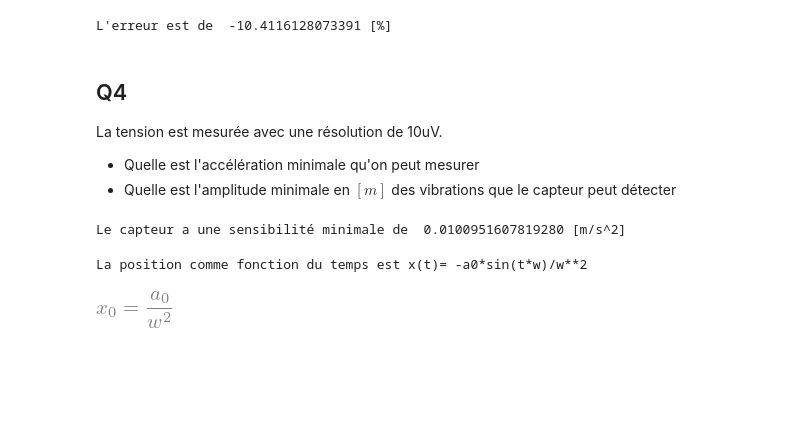
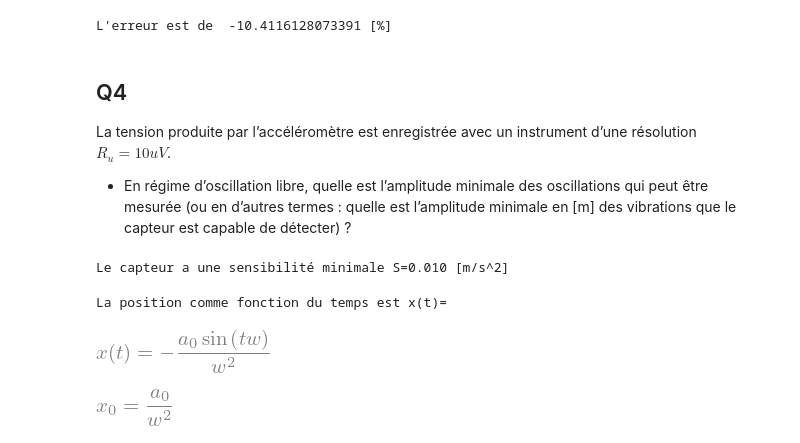
Before and after one commit to nicollerat/hevs-doc-instrumentation, a Jupyter notebook: python/ex_accelerometre_piezo_sol.ipynb, the cells around one changed output. Saved outputs shown, nothing was run; the diff lists cells and outputs as text; code cells hidden in the pictures; blank space fills up the shorter version.

Commit message:
Complement sur les capteurs Exercices notebook jupyter

```diff
--- a/python/ex_accelerometre_piezo_sol.ipynb
+++ b/python/ex_accelerometre_piezo_sol.ipynb
@@ -148,32 +161,35 @@ L'erreur est de  -10.4116128073391 [%]
 # %% [markdown]
 ## Q4
 
-La tension est mesurée avec une résolution de 10uV.
-- Quelle est l'accélération minimale qu'on peut mesurer
-- Quelle est l'amplitude minimale en $[m]$ des vibrations que le capteur peut détecter
+La tension produite par l’accéléromètre est enregistrée avec un instrument d’une résolution $R_u=10uV$.
+- En régime d’oscillation libre, quelle est l’amplitude minimale des oscillations qui
+peut être mesurée (ou en d’autres termes : quelle est l’amplitude minimale en [m] des
+vibrations que le capteur est capable de détecter) ?
 # %%
-# a * Uc = 10 [uV]
-vVmin=10e-6 # Tension minimale
-va0 = (vVmin/vS) # accélération minimale
-print("Le capteur a une sensibilité minimale de ",va0,"[m/s^2]")
+# a * Uc = Ru = 10 [uV]
+vRu=10e-6 # Tension minimale
+va0 = (vRu/vS) # accélération minimale
+print("Le capteur a une sensibilité minimale S={:.3f} [m/s^2]".format(va0))
 # %% [output]
-Le capteur a une sensibilité minimale de  0.0100951607819280 [m/s^2]
+Le capteur a une sensibilité minimale S=0.010 [m/s^2]
 # %%
-# Calcul de l'amplitude minimale.
+# Calcul de l'amplitude minimale des oscillations.
 
 # Déclaration des variables
 a0,t=sp.symbols('a0,t')
 
 # on indique que w est positif pour simplifier la solution
 w=sp.symbols('w', positive=True)
 
 # Equation de l'accélération et calcul de la position dans le temps
 a=a0*sp.sin(w * t)
 v=a.integrate(t)
 x=v.integrate(t)
-print("La position comme fonction du temps est x(t)=",x)
+print("La position comme fonction du temps est x(t)=")
+deq("x(t)",x)
 # %% [output]
-La position comme fonction du temps est x(t)= -a0*sin(t*w)/w**2
+La position comme fonction du temps est x(t)=
+[figure, added]
 # %%
 # L'amplitude du mouvement est donc
 x0=-x/a*a0
```
Also changed, not shown: parts of 12 cells of this notebook, 1 other file.
